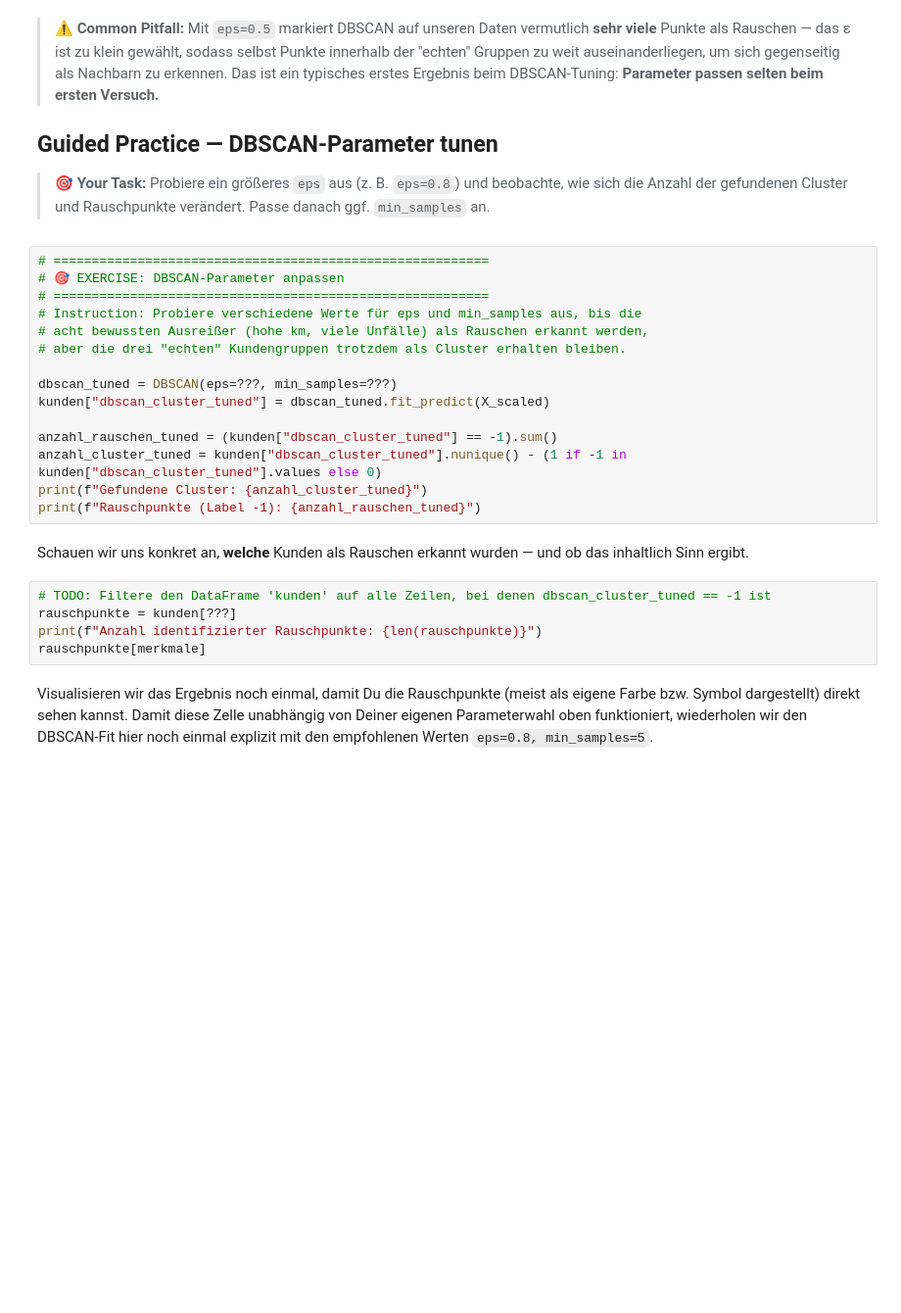
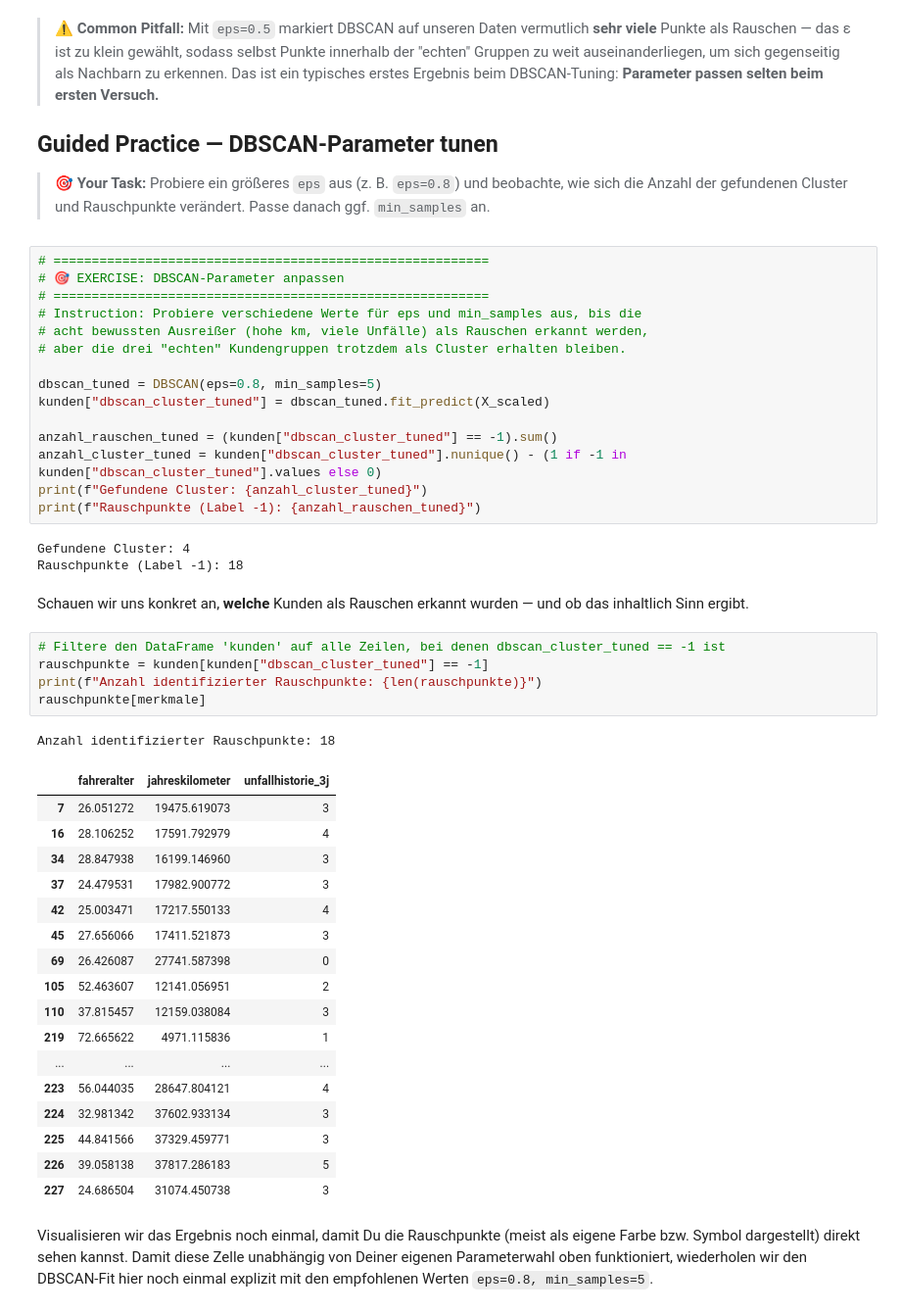
Before and after one commit to aiakide/AI-Business-Intelligence-Exercises, a Jupyter notebook: chapter-05/00-clustering/01_clusteranalyse_loesung.ipynb, the cells around one changed output. Shown at 98% size. Drawn from its saved outputs; the diff is of its cells as text; blank space fills up the shorter version.

```diff
--- a/chapter-05/00-clustering/uebung.ipynb
+++ b/chapter-05/00-clustering/01_clusteranalyse_loesung.ipynb
@@ -526,21 +522,43 @@ Rauschpunkte (Label -1): 23
 # acht bewussten Ausreißer (hohe km, viele Unfälle) als Rauschen erkannt werden,
 # aber die drei "echten" Kundengruppen trotzdem als Cluster erhalten bleiben.
 
-dbscan_tuned = DBSCAN(eps=???, min_samples=???)
+dbscan_tuned = DBSCAN(eps=0.8, min_samples=5)
 kunden["dbscan_cluster_tuned"] = dbscan_tuned.fit_predict(X_scaled)
 
 anzahl_rauschen_tuned = (kunden["dbscan_cluster_tuned"] == -1).sum()
 anzahl_cluster_tuned = kunden["dbscan_cluster_tuned"].nunique() - (1 if -1 in kunden["dbscan_cluster_tuned"].values else 0)
 print(f"Gefundene Cluster: {anzahl_cluster_tuned}")
 print(f"Rauschpunkte (Label -1): {anzahl_rauschen_tuned}")
+# %% [output]
+Gefundene Cluster: 4
+Rauschpunkte (Label -1): 18
 # %% [markdown]
 Schauen wir uns konkret an, **welche** Kunden als Rauschen erkannt wurden — und ob das
 inhaltlich Sinn ergibt.
 # %%
-# TODO: Filtere den DataFrame 'kunden' auf alle Zeilen, bei denen dbscan_cluster_tuned == -1 ist
-rauschpunkte = kunden[???]
+# Filtere den DataFrame 'kunden' auf alle Zeilen, bei denen dbscan_cluster_tuned == -1 ist
+rauschpunkte = kunden[kunden["dbscan_cluster_tuned"] == -1]
 print(f"Anzahl identifizierter Rauschpunkte: {len(rauschpunkte)}")
 rauschpunkte[merkmale]
+# %% [output]
+Anzahl identifizierter Rauschpunkte: 18
+|  | fahreralter | jahreskilometer | unfallhistorie_3j |
+| 7 | 26.051272 | 19475.619073 | 3 |
+| 16 | 28.106252 | 17591.792979 | 4 |
+| 34 | 28.847938 | 16199.146960 | 3 |
+| 37 | 24.479531 | 17982.900772 | 3 |
+| 42 | 25.003471 | 17217.550133 | 4 |
+| 45 | 27.656066 | 17411.521873 | 3 |
+| 69 | 26.426087 | 27741.587398 | 0 |
+| 105 | 52.463607 | 12141.056951 | 2 |
+| 110 | 37.815457 | 12159.038084 | 3 |
+| 219 | 72.665622 | 4971.115836 | 1 |
+| ... | ... | ... | ... |
+| 223 | 56.044035 | 28647.804121 | 4 |
+| 224 | 32.981342 | 37602.933134 | 3 |
+| 225 | 44.841566 | 37329.459771 | 3 |
+| 226 | 39.058138 | 37817.286183 | 5 |
+| 227 | 24.686504 | 31074.450738 | 3 |
 # %% [markdown]
 Visualisieren wir das Ergebnis noch einmal, damit Du die Rauschpunkte (meist als eigene Farbe
 bzw. Symbol dargestellt) direkt sehen kannst. Damit diese Zelle unabhängig von Deiner eigenen
```
Also changed, not shown: parts of 10 cells of this notebook, 2 other files.
